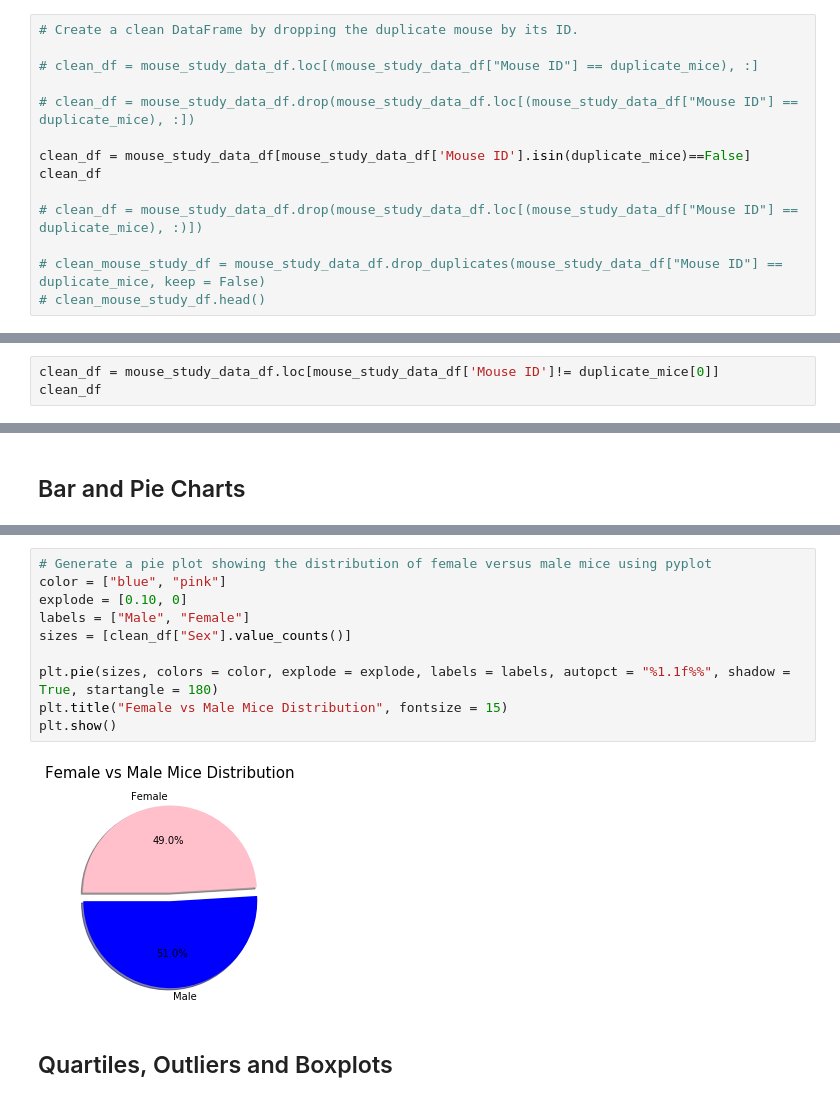
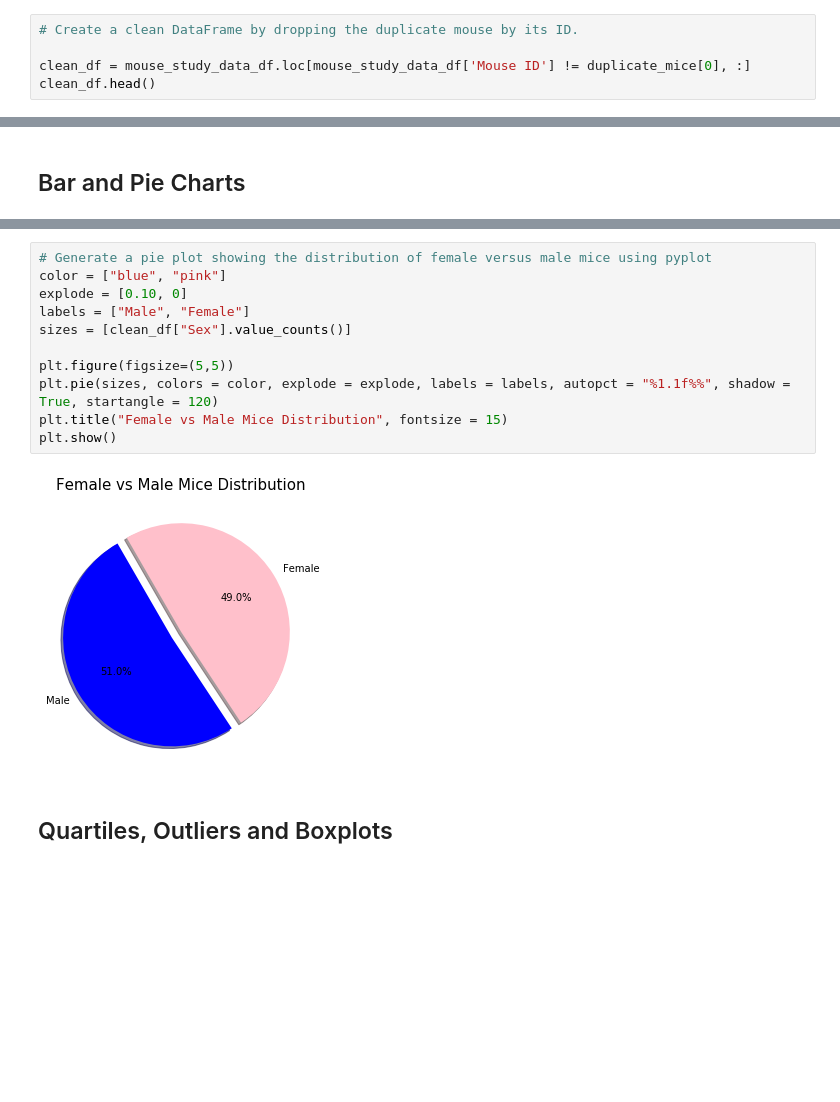
Before and after one commit to UoT-Bootcamp/Python-Matplotlib-Challenge, a Jupyter notebook: 05-Matplotlib_Homework_Instructions_Pymaceuticals_pymaceuticals_starter.ipynb, the cells around one changed output, grey strips where cells are left out. Saved outputs shown, nothing was run; the diff lists cells and outputs as text; blank space fills up the shorter version.

```diff
--- a/05-Matplotlib_Homework_Instructions_Pymaceuticals_pymaceuticals_starter.ipynb
+++ b/05-Matplotlib_Homework_Instructions_Pymaceuticals_pymaceuticals_starter.ipynb
@@ -75,17 +58,8 @@ all_duplicate_mouseid_df
 # %%
 # Create a clean DataFrame by dropping the duplicate mouse by its ID.
 
-# clean_df = mouse_study_data_df.loc[(mouse_study_data_df["Mouse ID"] == duplicate_mice), :]
-
-# clean_df = mouse_study_data_df.drop(mouse_study_data_df.loc[(mouse_study_data_df["Mouse ID"] == duplicate_mice), :])
-
-clean_df = mouse_study_data_df[mouse_study_data_df['Mouse ID'].isin(duplicate_mice)==False]
-clean_df
-
-# clean_df = mouse_study_data_df.drop(mouse_study_data_df.loc[(mouse_study_data_df["Mouse ID"] == duplicate_mice), :)])
-
-# clean_mouse_study_df = mouse_study_data_df.drop_duplicates(mouse_study_data_df["Mouse ID"] == duplicate_mice, keep = False)
-# clean_mouse_study_df.head()
+clean_df = mouse_study_data_df.loc[mouse_study_data_df['Mouse ID'] != duplicate_mice[0], :]
+clean_df.head()
 # %% [output]
 |  | Mouse ID | Drug Regimen | Sex | Age_months | Weight (g) | Timepoint | Tumor Volume (mm3) | ... |
 | 0 | k403 | Ramicane | Male | 21 | 16 | 0 | 45.000000 | ... |
@@ -103,3 +69,0 @@ clean_df
-# %%
-clean_df = mouse_study_data_df.loc[mouse_study_data_df['Mouse ID']!= duplicate_mice[0]]
-clean_df
@@ -298,15 +197,16 @@ Text(0.5, 1.0, 'Female vs Male Mice Distribution')
 # %%
 # Generate a pie plot showing the distribution of female versus male mice using pyplot
 color = ["blue", "pink"]
 explode = [0.10, 0]
 labels = ["Male", "Female"]
 sizes = [clean_df["Sex"].value_counts()]
 
-plt.pie(sizes, colors = color, explode = explode, labels = labels, autopct = "%1.1f%%", shadow = True, startangle = 180)
+plt.figure(figsize=(5,5))
+plt.pie(sizes, colors = color, explode = explode, labels = labels, autopct = "%1.1f%%", shadow = True, startangle = 120)
 plt.title("Female vs Male Mice Distribution", fontsize = 15)
 plt.show()
 # %% [output]
-[figure, old version]
+[figure, new version]
 # %% [markdown]
 ## Quartiles, Outliers and Boxplots
 # %%
```
Also changed, not shown: parts of 21 cells of this notebook.
